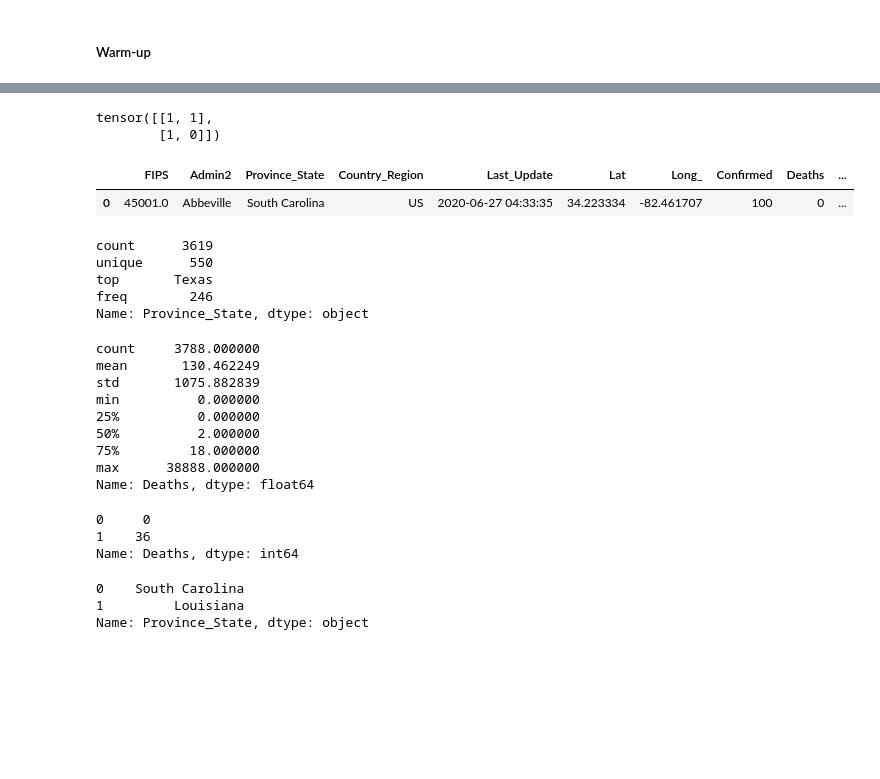
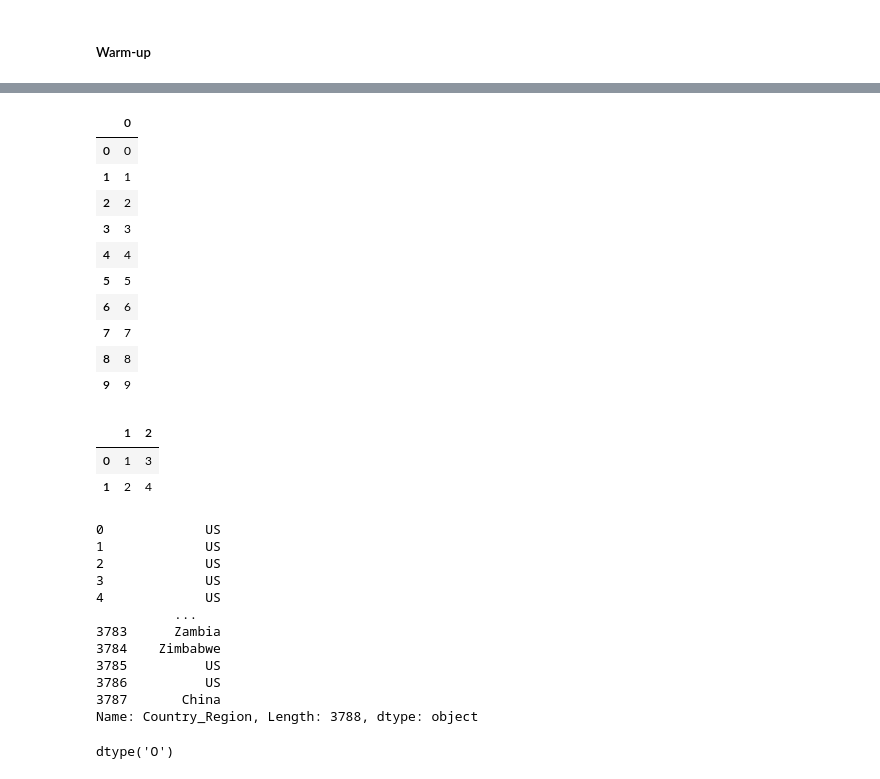
Before and after one commit to cullinap/dev, a Jupyter notebook: practice/warm_up.ipynb, the cells around one changed output, grey strips where cells are left out. Cells and saved outputs as stored; diff of their text form; code cells hidden in the pictures; blank space fills up the shorter version.

```diff
--- a/practice/warm_up.ipynb
+++ b/practice/warm_up.ipynb
@@ -57,48 +56,42 @@ warm_up_question()
 
 5 find the size and shape of the data
-# %%
-import torch
-M = torch.tensor([[0,1],[1,0]])
-R = torch.tensor([[1,0],[1,1]])
-torch.matmul(M,R)
-# %% [output]
-tensor([[1, 1],
-        [1, 0]])
-# %%
-df.head(1)
-# %% [output]
-|  | FIPS | Admin2 | Province_State | Country_Region | Last_Update | Lat | Long_ | Confirmed | Deaths | ... |
-| 0 | 45001.0 | Abbeville | South Carolina | US | 2020-06-27 04:33:35 | 34.223334 | -82.461707 | 100 | 0 | ... |
+# %%
+l = pd.DataFrame([x for x in range(10)])
+# %% [output]
+|  | 0 |
+| 0 | 0 |
+| 1 | 1 |
+| 2 | 2 |
+| 3 | 3 |
+| 4 | 4 |
+| 5 | 5 |
+| 6 | 6 |
+| 7 | 7 |
+| 8 | 8 |
+| 9 | 9 |
+# %%
+pd.DataFrame({1:[1,2], 2:[3,4]})
+# %% [output]
+|  | 1 | 2 |
+| 0 | 1 | 3 |
+| 1 | 2 | 4 |
 # %%
-df.iloc[:,2].describe()
+df.iloc[:,3]
 # %% [output]
-count      3619
-unique      550
-top       Texas
-freq        246
-Name: Province_State, dtype: object
+0             US
+1             US
+2             US
+3             US
+4             US
+          ...
+3783      Zambia
+3784    Zimbabwe
+3785          US
+3786          US
+3787       China
+Name: Country_Region, Length: 3788, dtype: object
 # %%
-df.loc[:,'Deaths'].describe()
+df.loc[:,'Country_Region'].dtypes
 # %% [output]
-count     3788.000000
-mean       130.462249
-std       1075.882839
-min          0.000000
-25%          0.000000
-50%          2.000000
-75%         18.000000
-max      38888.000000
-Name: Deaths, dtype: float64
+dtype('O')
-# %%
-df.loc[:,'Deaths'].head(2)
-# %% [output]
-0     0
-1    36
-Name: Deaths, dtype: int64
-# %%
-df.iloc[:,2].head(2)
-# %% [output]
-0    South Carolina
-1         Louisiana
-Name: Province_State, dtype: object
 # %%
```
Also changed, not shown: parts of 13 cells of this notebook, 42 other files.
